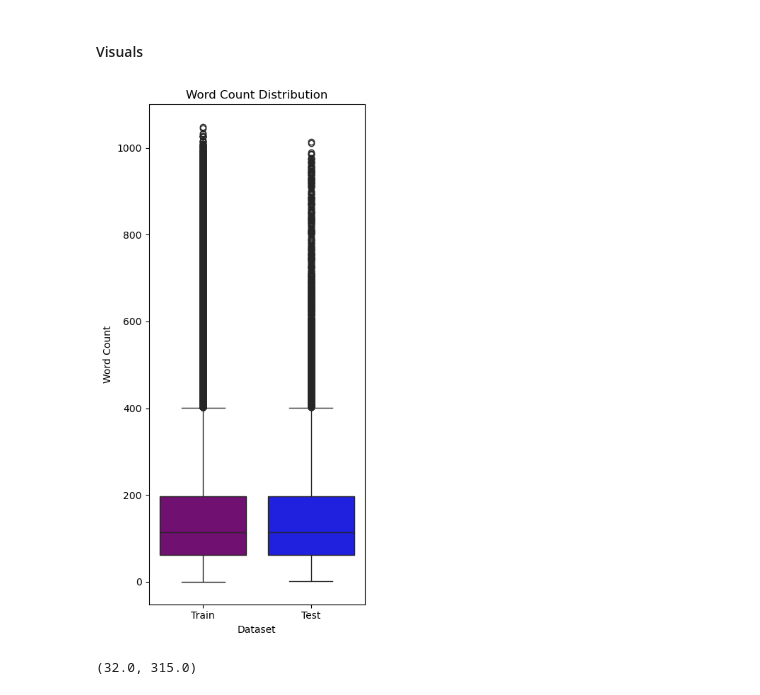
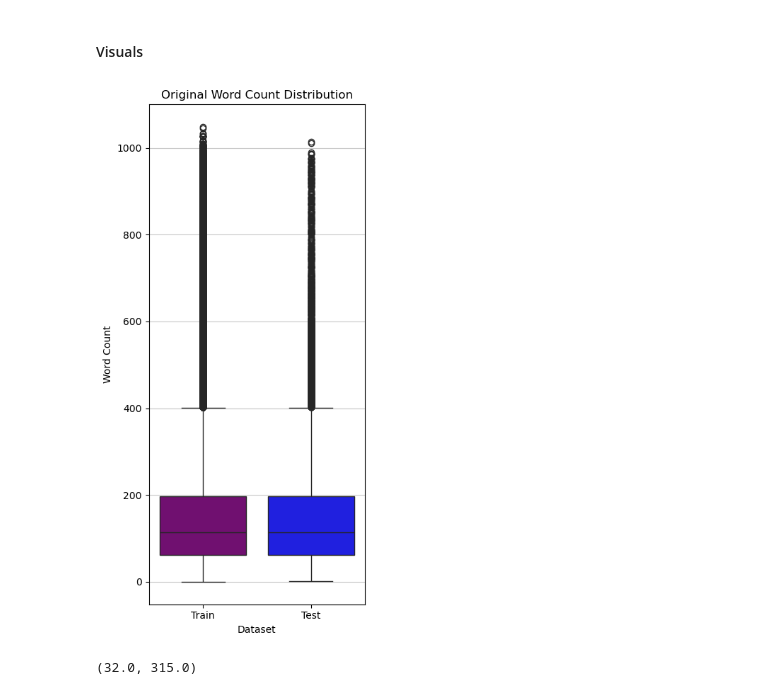
Before and after one commit to kangelamw/LLM-Project-DS, a Jupyter notebook: notebooks/1-preprocessing.ipynb, the cells around one changed output. Saved outputs shown, nothing was run; the diff lists cells and outputs as text; code cells hidden in the pictures.

```diff
--- a/notebooks/1-preprocessing.ipynb
+++ b/notebooks/1-preprocessing.ipynb
@@ -259,28 +266,32 @@ train['word_count'].describe(), test['word_count'].describe()
 # %%
 # Word count outliers - Train and test in one plot
 plt.figure(figsize=(4, 8))
 
 # Create a DataFrame to use with seaborn's boxplot
 combined_data = pd.DataFrame({
     'Word Count': pd.concat([train['word_count'], test['word_count']]),
     'Dataset': ['Train'] * len(train) + ['Test'] * len(test)
 })
 
 # Create boxplot with dataset on x-axis
 sns.boxplot(x='Dataset',
             y='Word Count',
             hue='Dataset',
             data=combined_data,
             palette={'Train': 'purple', 'Test': 'blue'},
             legend=False)
 
-plt.title('Word Count Distribution')
+plt.title('Original Word Count Distribution')
 plt.ylabel('Word Count')
+
+plt.grid(axis='y',
+         alpha=0.7)
 plt.tight_layout()
 
+plt.savefig(f'{img_path}/orig_word_count_distribution.png')
 plt.show()
 # %% [output]
-[figure, old version]
+[figure, new version]
 # %%
 # Max word count is 10th percentile, Min is 90th percentile
 train['word_count'].quantile(0.1), train['word_count'].quantile(0.9)
```
Also changed, not shown: parts of 5 cells of this notebook, 14 other files.
